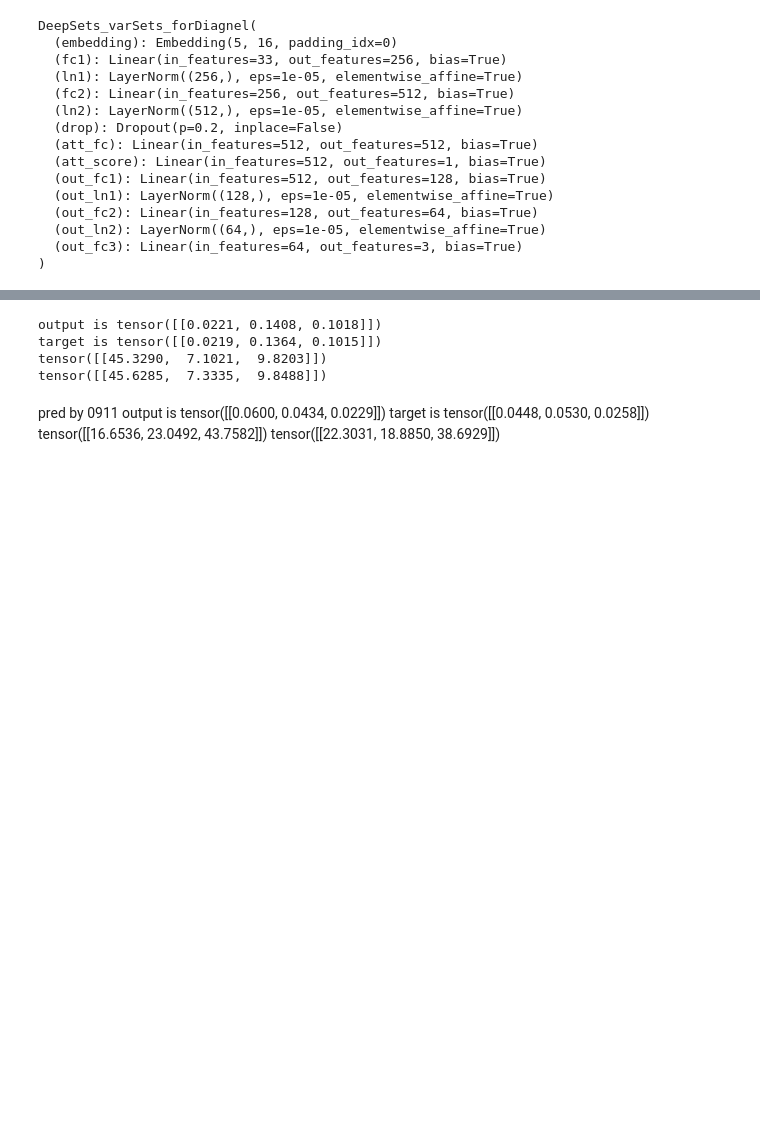
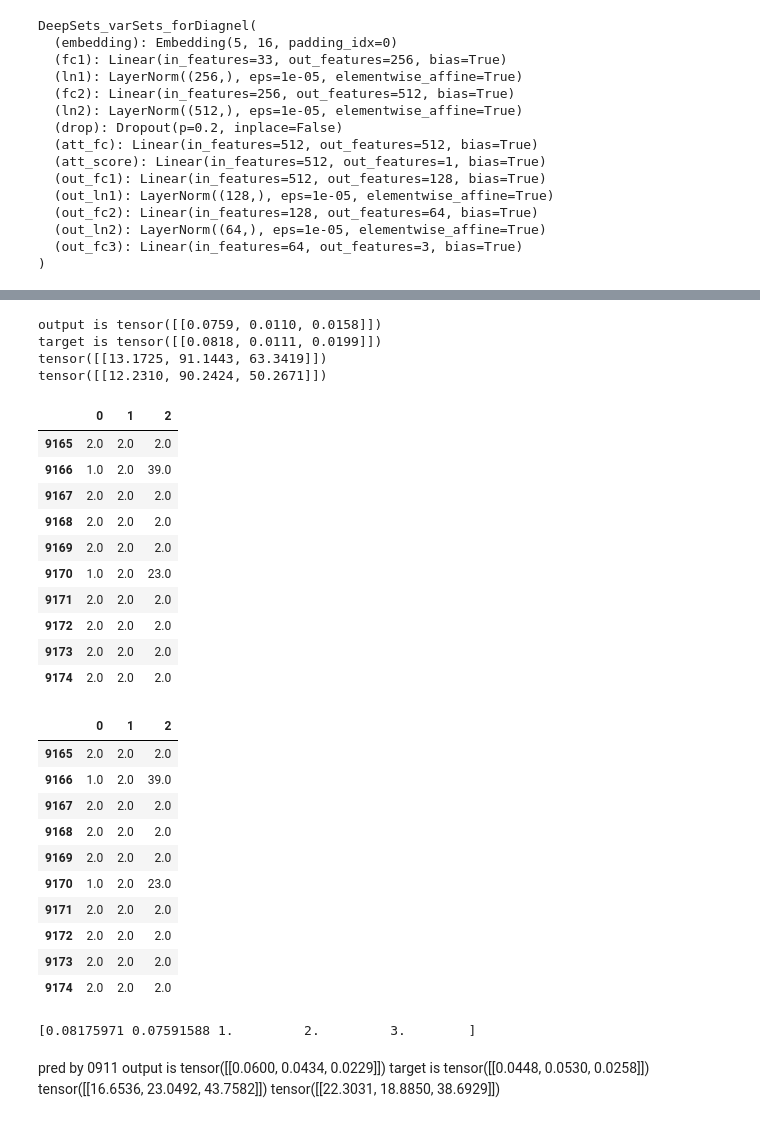
Before and after one commit to natsuki0720/CTMCxDeepSets, a Jupyter notebook: notebooks/evaluate_mixed_model_for_real_data.ipynb, the cells around one changed output, grey strips where cells are left out. Drawn from its saved outputs; the diff is of its cells as text; code cells hidden in the pictures; blank space fills up the shorter version.

```diff
--- a/notebooks/evaluate_mixed_model_for_real_data.ipynb
+++ b/notebooks/evaluate_mixed_model_for_real_data.ipynb
@@ -228,22 +215,60 @@ vec = formater.GetOutputVector_byDiagonal(Q)
 # %%
 dataset = varSets_Datasets([state],[del_t], [vec])
 dataloader = DataLoader(dataset, batch_size=1,shuffle=False,collate_fn=collate_fn)
 pred = []
 expect = []
 for a, b, c,d in dataloader:
     with torch.no_grad():
         out = model(a, b, d)
         pred = 1/out
         expect = 1/c
     print(f"output is {out}")
     print(f"target is {c}")
     print(1/out * r)
     print(1/c * r)
+    out_np = out.numpy()[0]
+    c_np = c.numpy()[0]
+    param = np.vstack([c_np, out_np])
+    a_np = a.numpy()[0].T
+    b_np = b.numpy().T
+
+    sample_block = np.column_stack([a_np,b_np])
+    all_data = np.vstack([param, sample_block])
+    df = pd.DataFrame(all_data, )
+    display(df.tail(10))
+
+    df = df[df[0] < 3.5]
+    display(df.tail(10))
+    print(df[0].unique())
+    df.to_csv("BCI.csv", index=False,header=False)
 # %% [output]
-output is tensor([[0.0221, 0.1408, 0.1018]])
-target is tensor([[0.0219, 0.1364, 0.1015]])
-tensor([[45.3290,  7.1021,  9.8203]])
-tensor([[45.6285,  7.3335,  9.8488]])
+output is tensor([[0.0759, 0.0110, 0.0158]])
+target is tensor([[0.0818, 0.0111, 0.0199]])
+tensor([[13.1725, 91.1443, 63.3419]])
+tensor([[12.2310, 90.2424, 50.2671]])
+|  | 0 | 1 | 2 |
+| 9165 | 2.0 | 2.0 | 2.0 |
+| 9166 | 1.0 | 2.0 | 39.0 |
+| 9167 | 2.0 | 2.0 | 2.0 |
+| 9168 | 2.0 | 2.0 | 2.0 |
+| 9169 | 2.0 | 2.0 | 2.0 |
+| 9170 | 1.0 | 2.0 | 23.0 |
+| 9171 | 2.0 | 2.0 | 2.0 |
+| 9172 | 2.0 | 2.0 | 2.0 |
+| 9173 | 2.0 | 2.0 | 2.0 |
+| 9174 | 2.0 | 2.0 | 2.0 |
+|  | 0 | 1 | 2 |
+| 9165 | 2.0 | 2.0 | 2.0 |
+| 9166 | 1.0 | 2.0 | 39.0 |
+| 9167 | 2.0 | 2.0 | 2.0 |
+| 9168 | 2.0 | 2.0 | 2.0 |
+| 9169 | 2.0 | 2.0 | 2.0 |
+| 9170 | 1.0 | 2.0 | 23.0 |
+| 9171 | 2.0 | 2.0 | 2.0 |
+| 9172 | 2.0 | 2.0 | 2.0 |
+| 9173 | 2.0 | 2.0 | 2.0 |
+| 9174 | 2.0 | 2.0 | 2.0 |
+[0.08175971 0.07591588 1.         2.         3.        ]
 # %% [markdown]
 pred by 0911
 output is tensor([[0.0600, 0.0434, 0.0229]])
```
Also changed, not shown: parts of 6 cells of this notebook, 8 other files.
